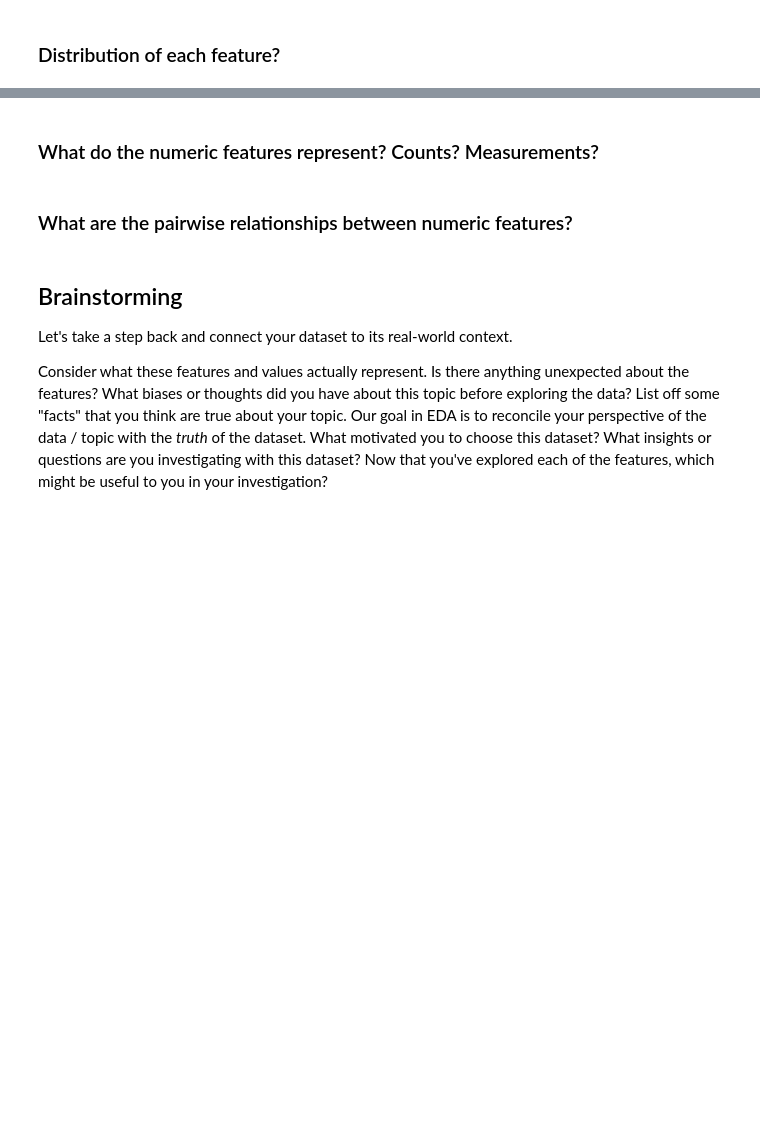
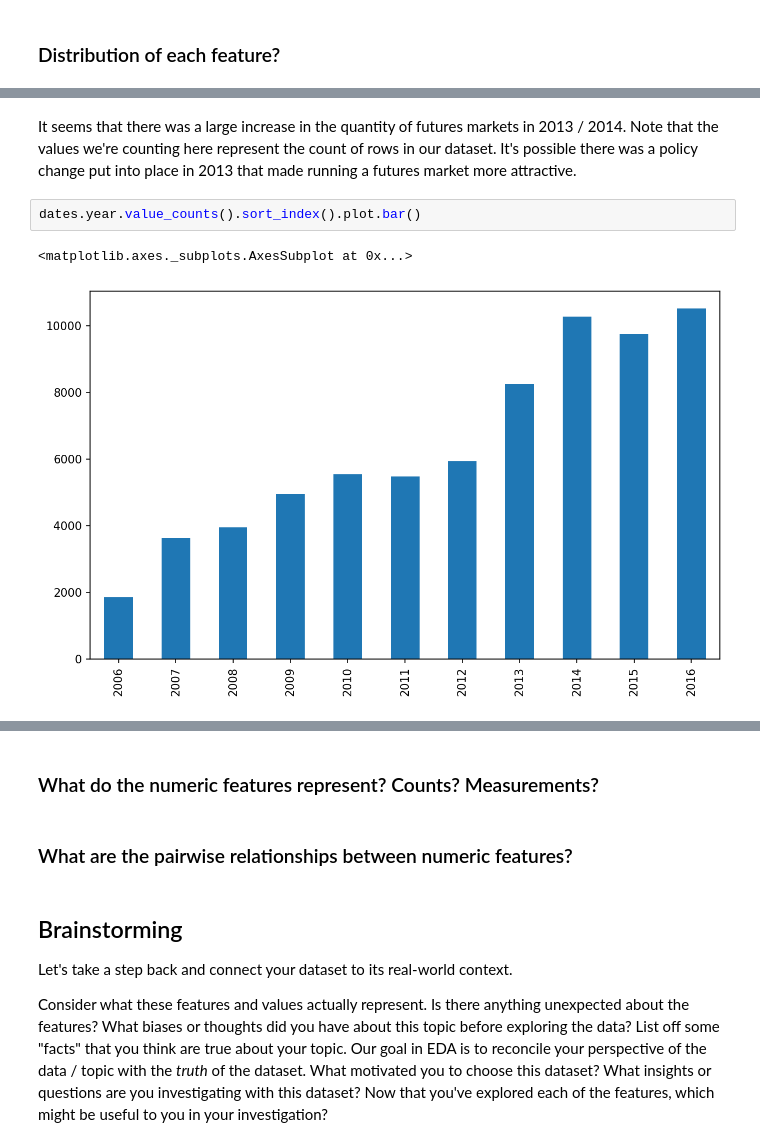
Before and after one commit to gvacaliuc/thehotcommodity, a Jupyter notebook: notebooks/gv8-eda.ipynb, the cells around one changed output, grey strips where cells are left out. Cells and saved outputs as stored; diff of their text form; blank space fills up the shorter version.

```diff
--- a/notebooks/gv8-eda.ipynb
+++ b/notebooks/gv8-eda.ipynb
@@ -112,0 +343,7 @@ Note that the dataset is in a "wide" format, as there are related fields that ha
+# %% [markdown]
+It seems that there was a large increase in the quantity of futures markets in 2013 / 2014.  Note that the values we're counting here represent the count of rows in our dataset.  It's possible there was a policy change put into place in 2013 that made running a futures market more attractive.
+# %%
+dates.year.value_counts().sort_index().plot.bar()
+# %% [output]
+<matplotlib.axes._subplots.AxesSubplot at 0x...>
+[figure, added]
```
Also changed, not shown: parts of 36 cells of this notebook.
